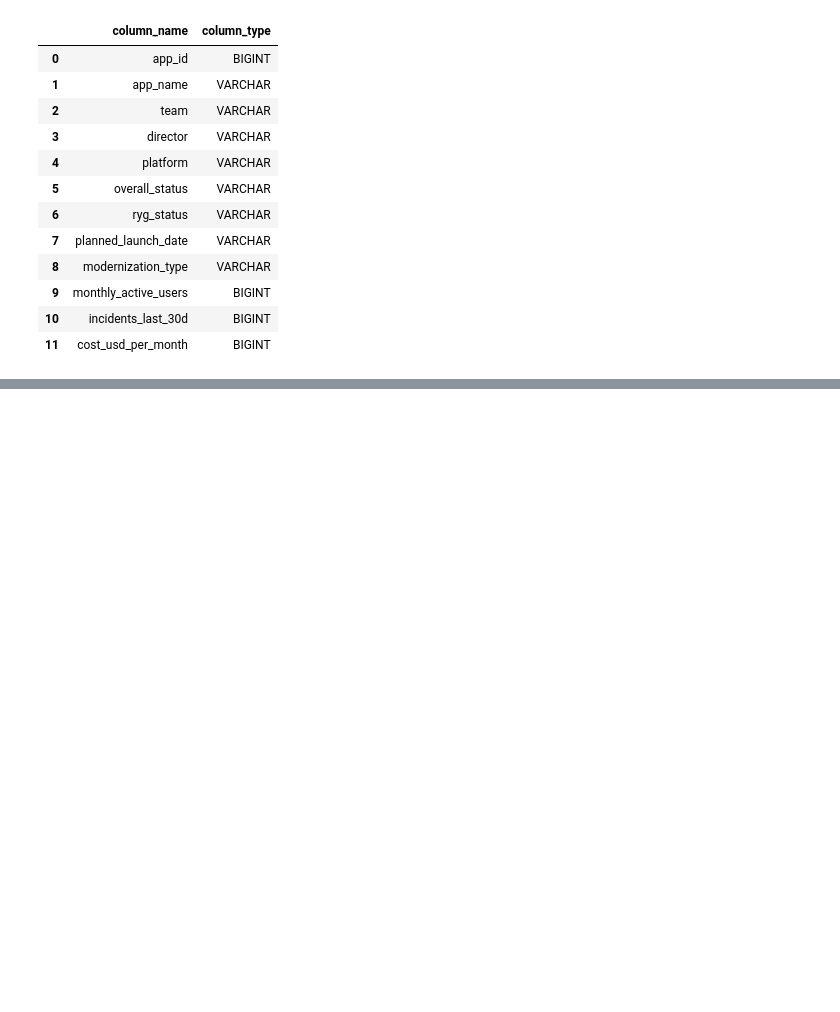
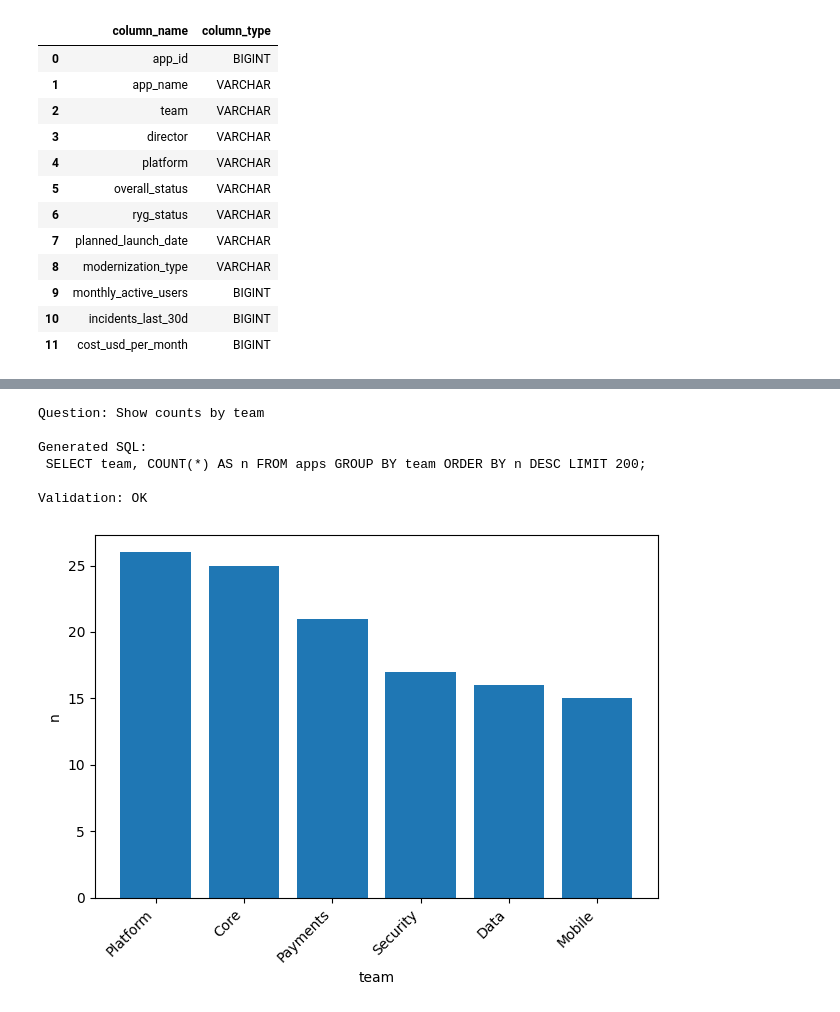
Before and after one commit to m-zayed5722/Miscellaneous-Projects, a Jupyter notebook: QueryCraft_Lite.ipynb, the cells around one changed output, grey strips where cells are left out. Drawn from its saved outputs; the diff is of its cells as text; code cells hidden in the pictures; blank space fills up the shorter version.

```diff
--- a/QueryCraft_Lite.ipynb
+++ b/QueryCraft_Lite.ipynb
@@ -178,3 +178,28 @@ def fallback_generate_sql(question: str) -> str:
 
     # Default safe query
     return "SELECT app_id, app_name, team, overall_status FROM apps LIMIT 50;"
+# %%
+def text_to_sql(question: str) -> str:
+    if USE_LLM:
+        sql = llm_generate_sql(question)
+    else:
+        sql = fallback_generate_sql(question)
+    sql = enforce_limit(sql, limit=200)
+    return sql
+
+def run_query(question: str, con):
+    sql = text_to_sql(question)
+    ok, msg = validate_sql(sql)
+    print("Question:", question)
+    print("\nGenerated SQL:\n", sql)
+    print("\nValidation:", msg)
+
+    if not ok:
+        return None
+
+    df_out = con.execute(sql).fetchdf()
+    return df_out
+
+# Demo
+out = run_query("How many apps are in production?", con)
+out
@@ -180,0 +215,28 @@ def fallback_generate_sql(question: str) -> str:
+# %%
+def maybe_plot(df_out: pd.DataFrame):
+    if df_out is None or df_out.empty:
+        return
+
+    # If it looks like a simple group-by result (category + value), bar chart it
+    if df_out.shape[1] == 2:
+        x, y = df_out.columns
+        if pd.api.types.is_numeric_dtype(df_out[y]):
+            plt.figure()
+            plt.bar(df_out[x].astype(str), df_out[y])
+            plt.xticks(rotation=45, ha="right")
+            plt.xlabel(x)
+            plt.ylabel(y)
+            plt.tight_layout()
+            plt.show()
+
+demo2 = run_query("Show counts by team", con)
+demo2
+maybe_plot(demo2)
+# %% [output]
+Question: Show counts by team
+
+Generated SQL:
+ SELECT team, COUNT(*) AS n FROM apps GROUP BY team ORDER BY n DESC LIMIT 200;
+
+Validation: OK
+[figure, added]
```
Also changed, not shown: parts of 2 cells of this notebook.
